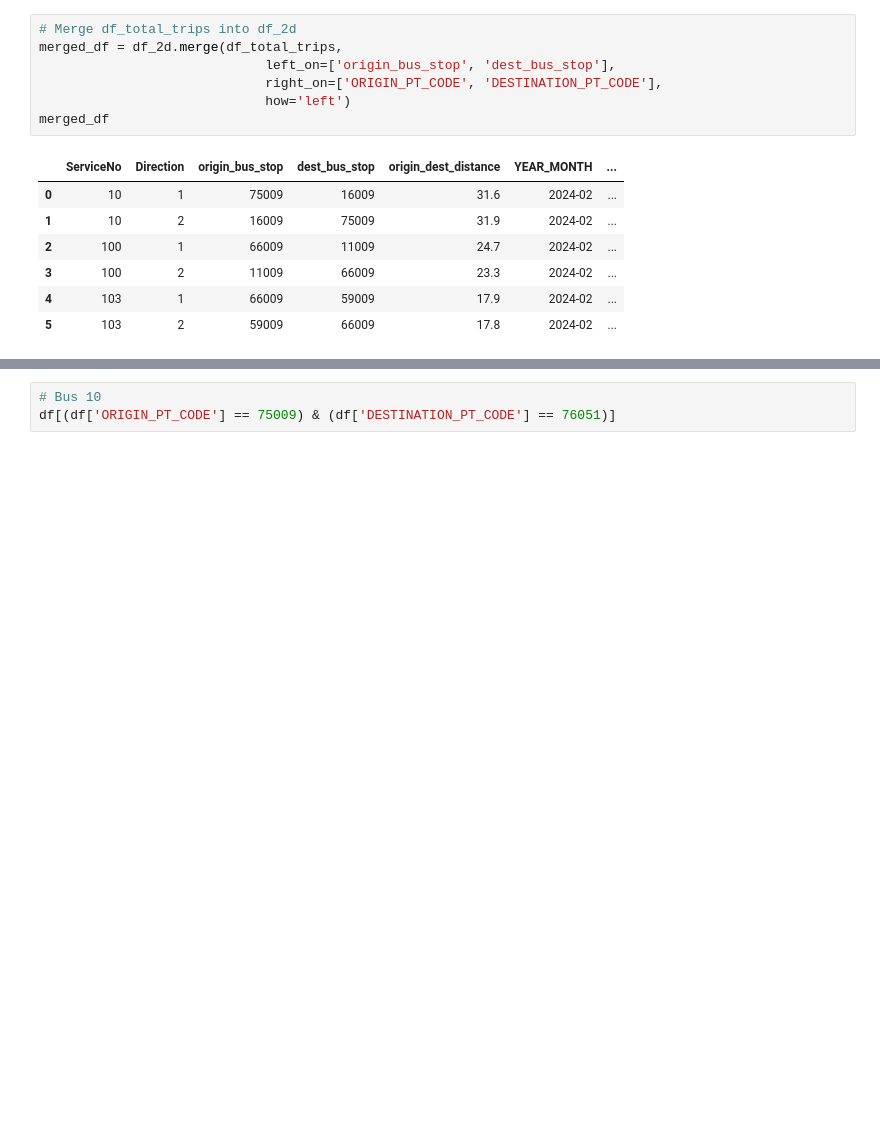
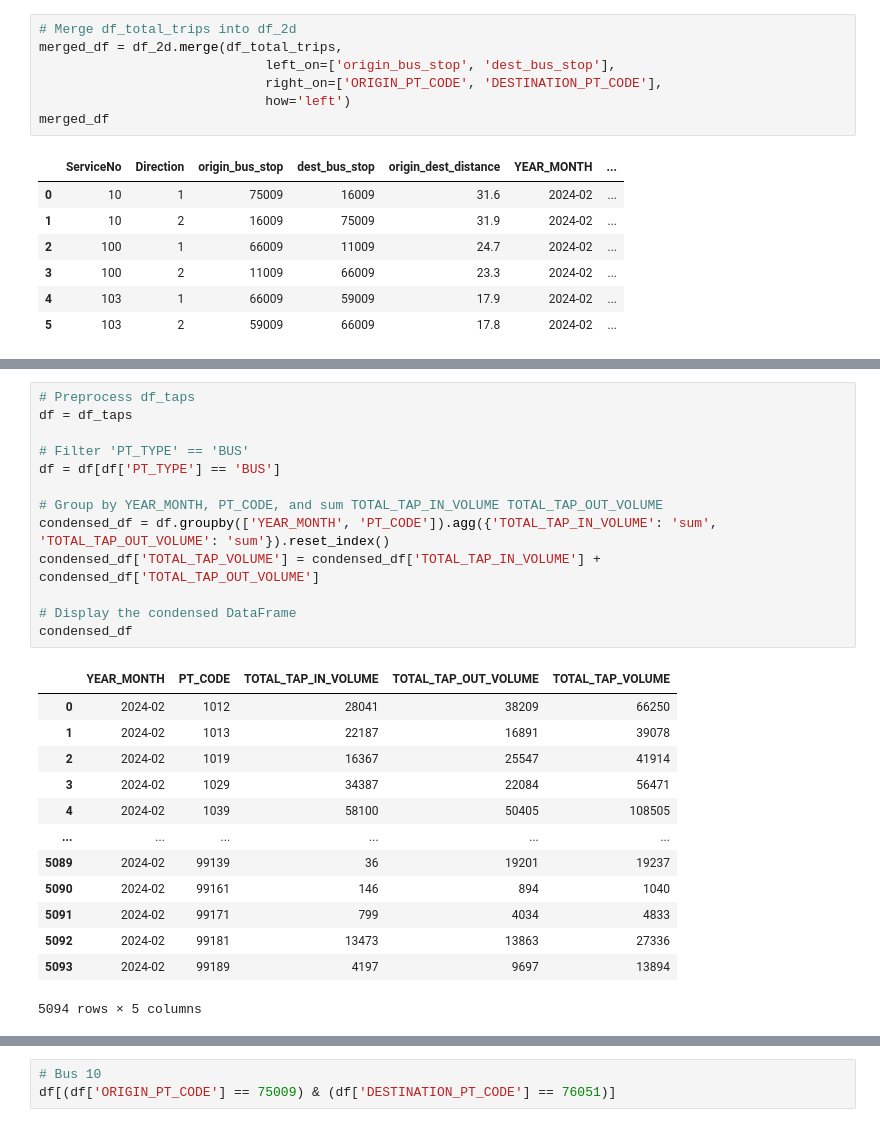
Before and after one commit to KangJingA/CSE6242-project, a Jupyter notebook: data_proc_scratchbook.ipynb, the cells around one changed output, grey strips where cells are left out. Drawn from its saved outputs; the diff is of its cells as text; blank space fills up the shorter version.

```diff
--- a/data_proc_scratchbook.ipynb
+++ b/data_proc_scratchbook.ipynb
@@ -382,0 +451,27 @@ merge_distance_totalTrips(df_2d, df_total_trips)
+# %%
+# Preprocess df_taps
+df = df_taps
+
+# Filter 'PT_TYPE' == 'BUS'
+df = df[df['PT_TYPE'] == 'BUS']
+
+# Group by YEAR_MONTH, PT_CODE, and sum TOTAL_TAP_IN_VOLUME TOTAL_TAP_OUT_VOLUME
+condensed_df = df.groupby(['YEAR_MONTH', 'PT_CODE']).agg({'TOTAL_TAP_IN_VOLUME': 'sum', 'TOTAL_TAP_OUT_VOLUME': 'sum'}).reset_index()
+condensed_df['TOTAL_TAP_VOLUME'] = condensed_df['TOTAL_TAP_IN_VOLUME'] + condensed_df['TOTAL_TAP_OUT_VOLUME']
+
+# Display the condensed DataFrame
+condensed_df
+# %% [output]
+|  | YEAR_MONTH | PT_CODE | TOTAL_TAP_IN_VOLUME | TOTAL_TAP_OUT_VOLUME | TOTAL_TAP_VOLUME |
+| 0 | 2024-02 | 1012 | 28041 | 38209 | 66250 |
+| 1 | 2024-02 | 1013 | 22187 | 16891 | 39078 |
+| 2 | 2024-02 | 1019 | 16367 | 25547 | 41914 |
+| 3 | 2024-02 | 1029 | 34387 | 22084 | 56471 |
+| 4 | 2024-02 | 1039 | 58100 | 50405 | 108505 |
+| ... | ... | ... | ... | ... | ... |
+| 5089 | 2024-02 | 99139 | 36 | 19201 | 19237 |
+| 5090 | 2024-02 | 99161 | 146 | 894 | 1040 |
+| 5091 | 2024-02 | 99171 | 799 | 4034 | 4833 |
+| 5092 | 2024-02 | 99181 | 13473 | 13863 | 27336 |
+| 5093 | 2024-02 | 99189 | 4197 | 9697 | 13894 |
+5094 rows × 5 columns
```
Also changed, not shown: parts of 11 cells of this notebook, 8 other files.
